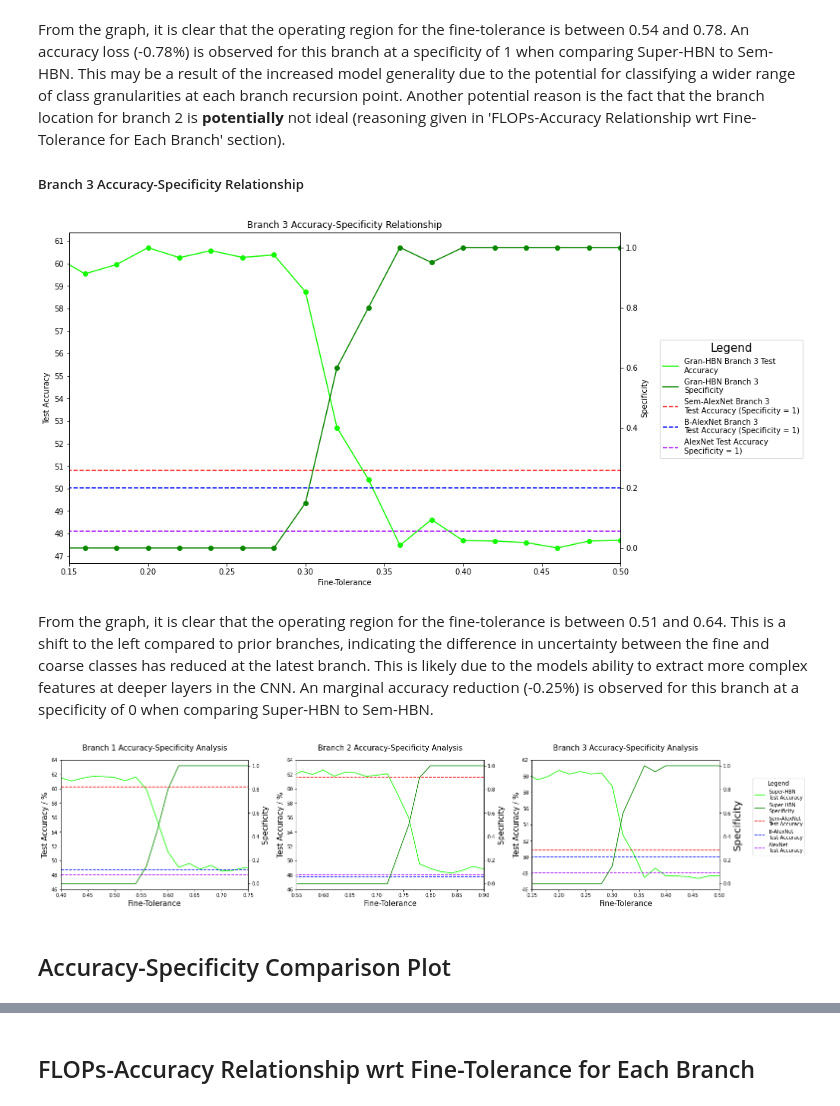
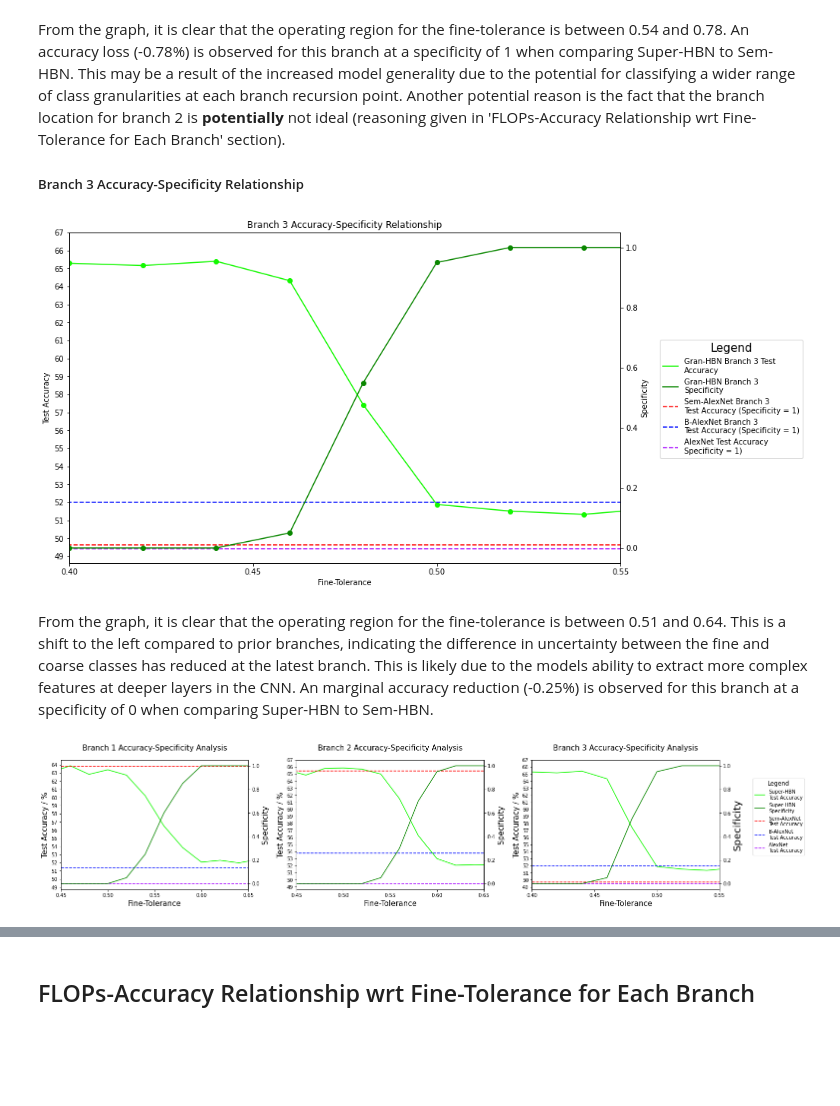
Before and after one commit to ben-sanati/Class-Granular-Classifications, a Jupyter notebook: analysis.ipynb, the cells around one changed output, grey strips where cells are left out. Drawn from its saved outputs; the diff is of its cells as text; code cells hidden in the pictures; blank space fills up the shorter version.

```diff
--- a/analysis.ipynb
+++ b/analysis.ipynb
@@ -355,8 +355,8 @@ axes.set_xlabel("Fine-Tolerance")
 axes.set_ylabel("Test Accuracy")
 axes1.set_ylabel("Specificity")
 axes.set_xticks(np.arange(0.15, 1.1, 0.05))
-axes.set_yticks(np.arange(47, 62, 1))
-axes.set_xlim(0.15, 0.5)
+axes.set_yticks(np.arange(49, 68, 1))
+axes.set_xlim(0.4, 0.55)
 
 plts = plot1 + plot2 + plot3 + plot4 + plot5
 labels = [p.get_label() for p in plts]
@@ -364,7 +364,7 @@ fig.legend(plts, labels, title='Legend',title_fontsize=15,loc='center left', bbo
 
 plt.show()
 # %% [output]
-[figure, old version]
+[figure, new version]
 # %% [markdown]
 From the graph, it is clear that the operating region for the fine-tolerance is between 0.51 and 0.64. This is a shift to the left compared to prior branches, indicating the difference in uncertainty between the fine and coarse classes has reduced at the latest branch. This is likely due to the models ability to extract more complex features at deeper layers in the CNN. An marginal accuracy reduction (-0.25%) is observed for this branch at a specificity of 0 when comparing Super-HBN to Sem-HBN.
 # %%
@@ -410,40 +410,38 @@ plot5c = axes[2].plot(fine_tolerance, [AlexNet_results['test_accuracy']] * len(f
 axes[0].set_title("Branch 1 Accuracy-Specificity Analysis", y=1.05, fontsize=15)
 axes[0].set_xlabel("Fine-Tolerance", fontsize=15)
 axes[0].set_ylabel("Test Accuracy / %", fontsize=15)
 axes1a.set_ylabel("Specificity", fontsize=15)
 axes[0].set_xticks(np.arange(0.3, 1.1, 0.05))
-axes[0].set_yticks(np.arange(46, 64, 2))
-axes[0].set_xlim(0.4, 0.75)
+axes[0].set_yticks(np.arange(49, 65, 1))
+axes[0].set_xlim(0.45, 0.65)
 axes[0].tick_params(axis='both', which='major')
 axes1a.tick_params(axis='both', which='major')
 
 # plot 2 config
 axes[1].set_title("Branch 2 Accuracy-Specificity Analysis", y=1.05, fontsize=15)
 axes[1].set_xlabel("Fine-Tolerance", fontsize=15)
 axes[1].set_ylabel("Test Accuracy / %", fontsize=15)
 axes1b.set_ylabel("Specificity", fontsize=15)
-axes[1].set_xticks(np.arange(0.3, 1.1, 0.05))
-axes[1].set_yticks(np.arange(46, 66, 2))
-axes[1].set_xlim(0.55, 0.9)
+axes[1].set_xticks(np.arange(0.15, 1.1, 0.05))
+axes[1].set_yticks(np.arange(49, 68, 1))
+axes[1].set_xlim(0.45, 0.65)
 
 # plot 3 config
 axes[2].set_title("Branch 3 Accuracy-Specificity Analysis", y=1.05, fontsize=15)
 axes[2].set_xlabel("Fine-Tolerance", fontsize=15)
 axes[2].set_ylabel("Test Accuracy / %", fontsize=15)
 axes1c.set_ylabel("Specificity", fontsize=20)
 axes[2].set_xticks(np.arange(0.15, 1.1, 0.05))
-axes[2].set_yticks(np.arange(46, 64, 2))
-axes[2].set_xlim(0.15, 0.5)
+axes[2].set_yticks(np.arange(49, 68, 1))
+axes[2].set_xlim(0.4, 0.55)
 
 plt.rc('font', size=15)
 
 plts = plot1a + plot2a + plot3a + plot4a + plot5a
 labels = [p.get_label() for p in plts]
 fig.legend(plts, labels, title='Legend',title_fontsize=12, fontsize=10,loc='center left', bbox_to_anchor=(1, 0.55))
 
 fig.tight_layout()
 plt.show()
 # %% [output]
-[figure, old version]
+[figure, new version]
-# %% [markdown]
-## Accuracy-Specificity Comparison Plot
```
Also changed, not shown: parts of 26 cells of this notebook, 7 other files.
